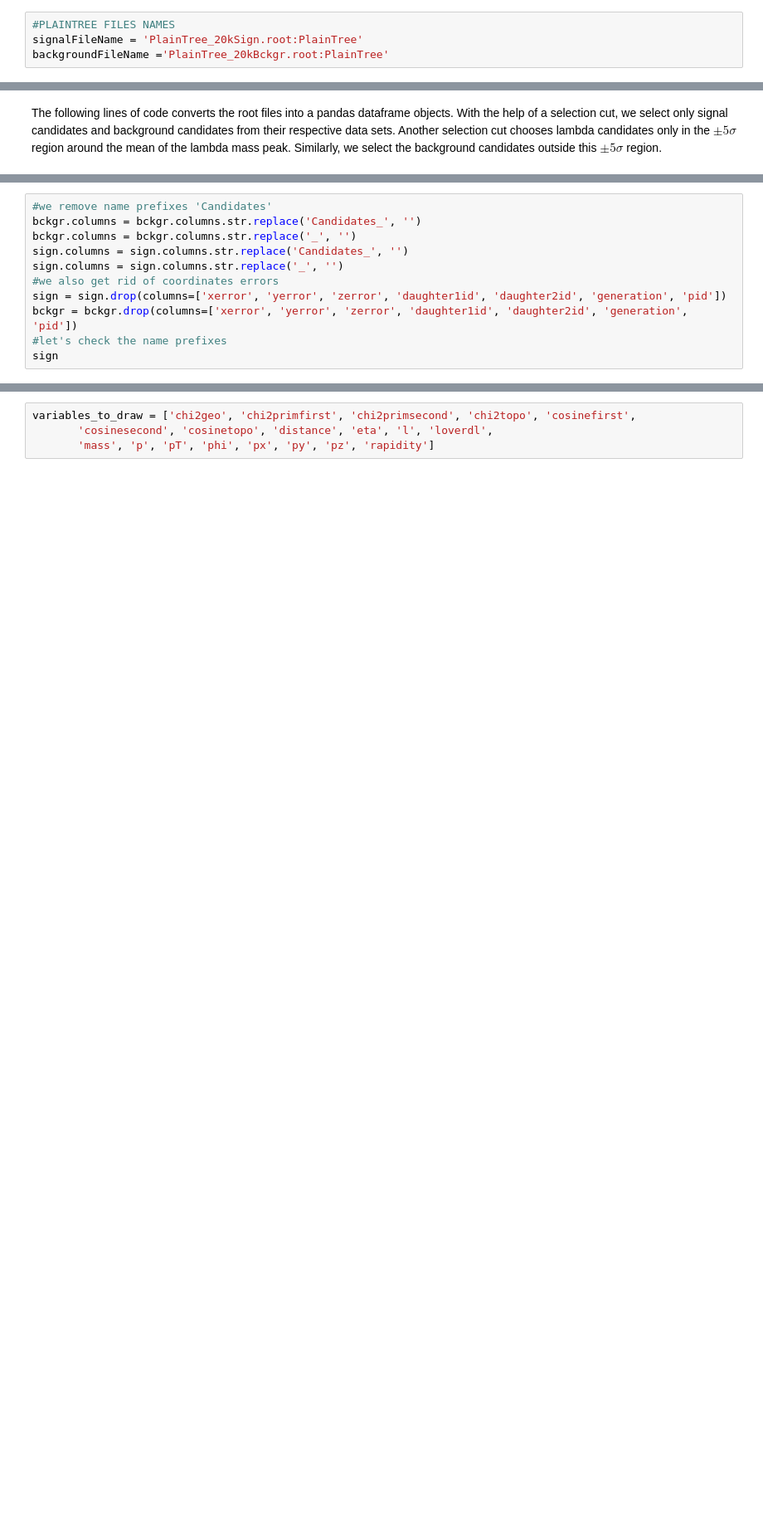
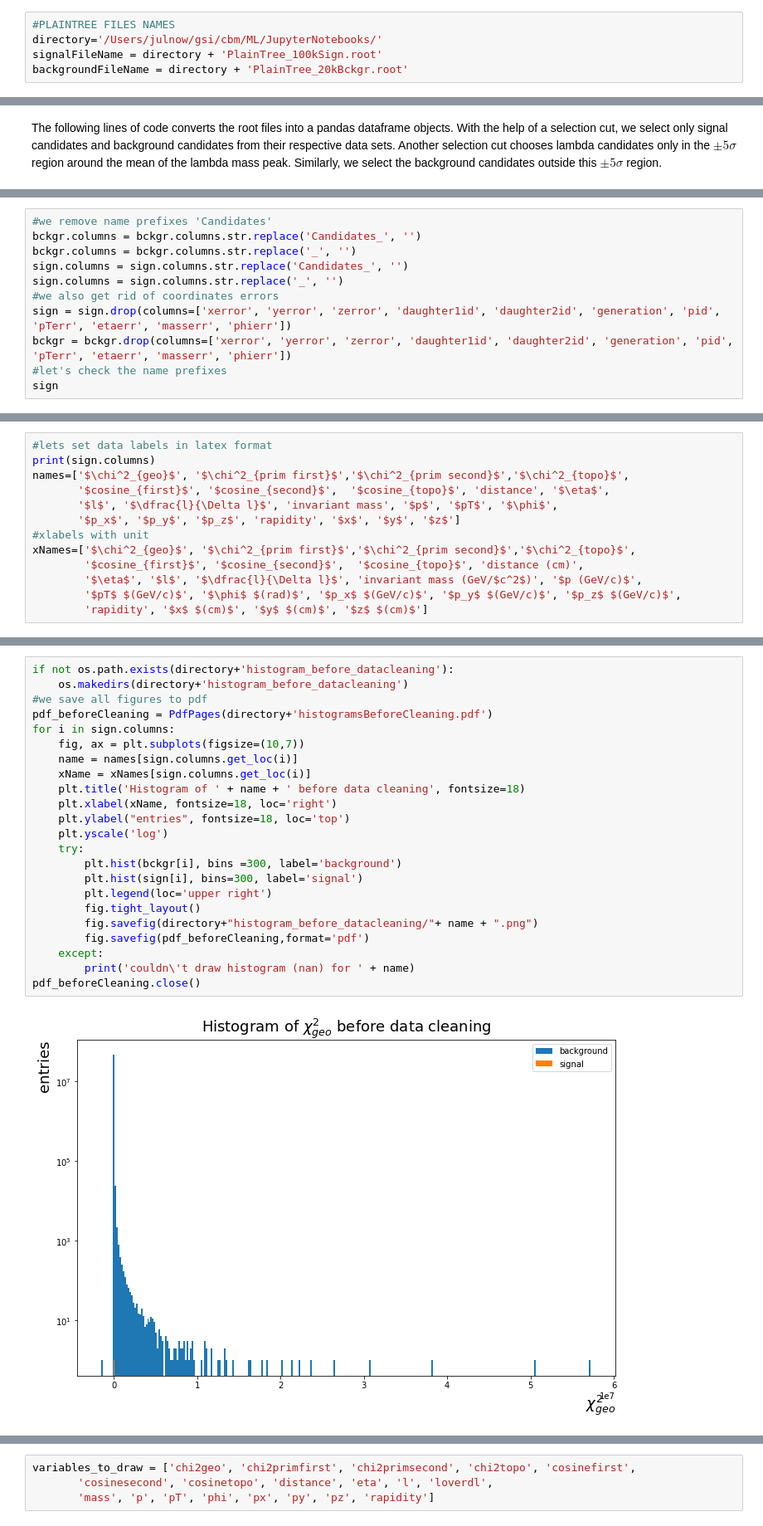
Before and after one commit to julnow/cbm21, a Jupyter notebook: ml/kaon_correlations.ipynb, the cells around one changed output, grey strips where cells are left out. Shown at 83% size. Drawn from its saved outputs; the diff is of its cells as text; blank space fills up the shorter version.

```diff
--- a/ml/kaon_correlations.ipynb
+++ b/ml/kaon_correlations.ipynb
@@ -3,4 +3,5 @@ Variables used in this notebook:
 # %%
 #PLAINTREE FILES NAMES
-signalFileName = 'PlainTree_20kSign.root:PlainTree'
-backgroundFileName ='PlainTree_20kBckgr.root:PlainTree'
+directory='/Users/julnow/gsi/cbm/ML/JupyterNotebooks/'
+signalFileName = directory + 'PlainTree_100kSign.root'
+backgroundFileName = directory + 'PlainTree_20kBckgr.root'
@@ -104,7 +93,7 @@ bckgr.columns = bckgr.columns.str.replace('_', '')
 sign.columns = sign.columns.str.replace('Candidates_', '')
 sign.columns = sign.columns.str.replace('_', '')
 #we also get rid of coordinates errors
-sign = sign.drop(columns=['xerror', 'yerror', 'zerror', 'daughter1id', 'daughter2id', 'generation', 'pid'])
-bckgr = bckgr.drop(columns=['xerror', 'yerror', 'zerror', 'daughter1id', 'daughter2id', 'generation', 'pid'])
+sign = sign.drop(columns=['xerror', 'yerror', 'zerror', 'daughter1id', 'daughter2id', 'generation', 'pid', 'pTerr', 'etaerr', 'masserr', 'phierr'])
+bckgr = bckgr.drop(columns=['xerror', 'yerror', 'zerror', 'daughter1id', 'daughter2id', 'generation', 'pid', 'pTerr', 'etaerr', 'masserr', 'phierr'])
 #let's check the name prefixes
 sign
@@ -110,0 +114,13 @@ sign
+# %%
+#lets set data labels in latex format
+print(sign.columns)
+names=['$\chi^2_{geo}$', '$\chi^2_{prim first}$','$\chi^2_{prim second}$','$\chi^2_{topo}$',
+       '$cosine_{first}$', '$cosine_{second}$',  '$cosine_{topo}$', 'distance', '$\eta$',
+       '$l$', '$\dfrac{l}{\Delta l}$', 'invariant mass', '$p$', '$pT$', '$\phi$',
+       '$p_x$', '$p_y$', '$p_z$', 'rapidity', '$x$', '$y$', '$z$']
+#xlabels with unit
+xNames=['$\chi^2_{geo}$', '$\chi^2_{prim first}$','$\chi^2_{prim second}$','$\chi^2_{topo}$',
+        '$cosine_{first}$', '$cosine_{second}$',  '$cosine_{topo}$', 'distance (cm)',
+        '$\eta$', '$l$', '$\dfrac{l}{\Delta l}$', 'invariant mass (GeV/$c^2$)', '$p (GeV/c)$',
+        '$pT$ $(GeV/c)$', '$\phi$ $(rad)$', '$p_x$ $(GeV/c)$', '$p_y$ $(GeV/c)$', '$p_z$ $(GeV/c)$',
+        'rapidity', '$x$ $(cm)$', '$y$ $(cm)$', '$z$ $(cm)$']
@@ -110,0 +135,25 @@ sign
+# %%
+if not os.path.exists(directory+'histogram_before_datacleaning'):
+    os.makedirs(directory+'histogram_before_datacleaning')
+#we save all figures to pdf
+pdf_beforeCleaning = PdfPages(directory+'histogramsBeforeCleaning.pdf')
+for i in sign.columns:
+    fig, ax = plt.subplots(figsize=(10,7))
+    name = names[sign.columns.get_loc(i)]
+    xName = xNames[sign.columns.get_loc(i)]
+    plt.title('Histogram of ' + name + ' before data cleaning', fontsize=18)
+    plt.xlabel(xName, fontsize=18, loc='right')
+    plt.ylabel("entries", fontsize=18, loc='top')
+    plt.yscale('log')
+    try:
+        plt.hist(bckgr[i], bins =300, label='background')
+        plt.hist(sign[i], bins=300, label='signal')
+        plt.legend(loc='upper right')
+        fig.tight_layout()
+        fig.savefig(directory+"histogram_before_datacleaning/"+ name + ".png")
+        fig.savefig(pdf_beforeCleaning,format='pdf')
+    except:
+        print('couldn\'t draw histogram (nan) for ' + name)
+pdf_beforeCleaning.close()
+# %% [output]
+[figure, added]
```
Also changed, not shown: parts of 38 cells of this notebook, 36 other files.
